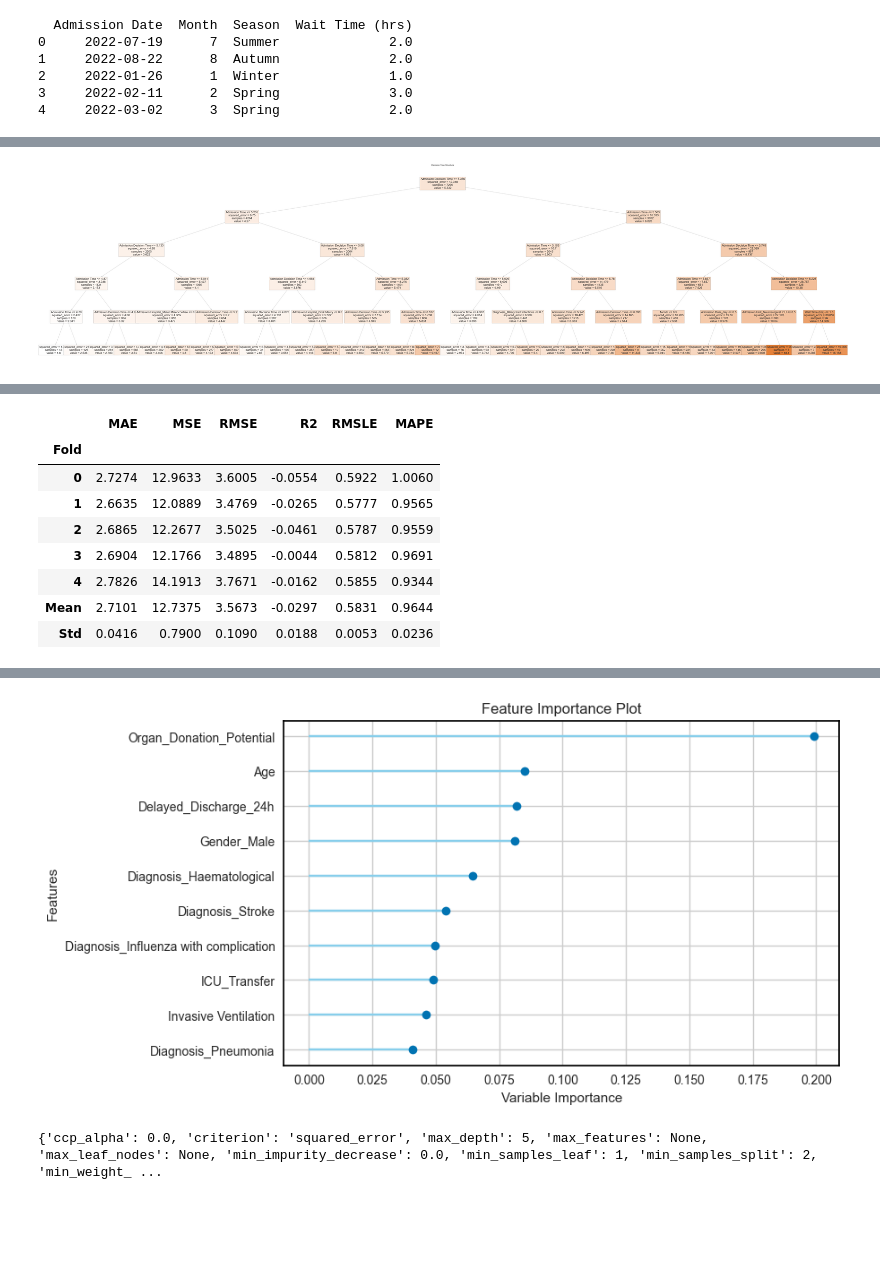
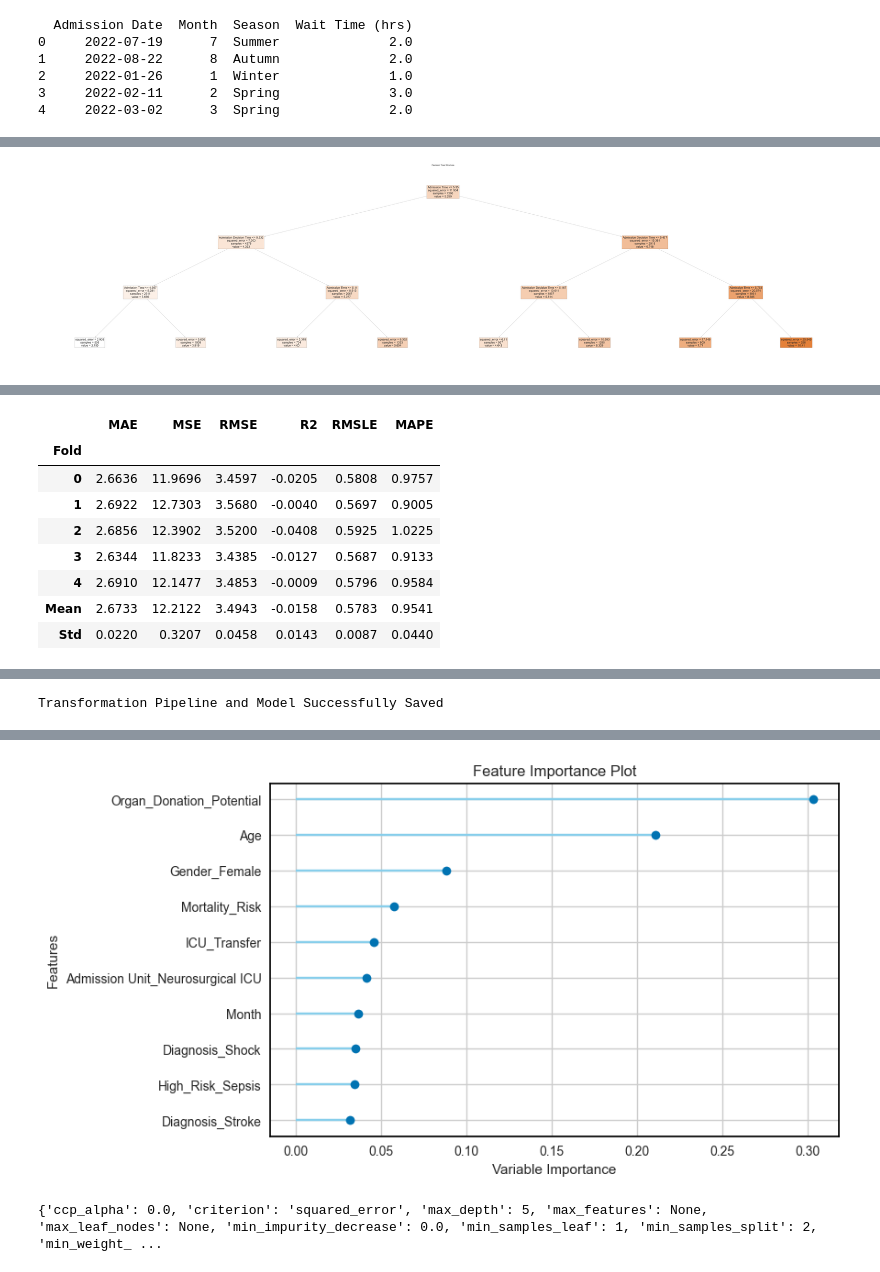
Before and after one commit to stevenlavelle1/ICU_Analysis, a Jupyter notebook: LOS_regressions.ipynb, the cells around one changed output, grey strips where cells are left out. Saved outputs shown, nothing was run; the diff lists cells and outputs as text; code cells hidden in the pictures; blank space fills up the shorter version.

```diff
--- a/LOS_regressions.ipynb
+++ b/LOS_regressions.ipynb
@@ -248,0 +251,5 @@ params = dt_model.get_params()
+# %%
+dt_model = create_model('dt', max_depth=3)
+plot_model(dt_model, plot='feature')
+save_model(best_model, 'los_dt3_model')
+params = dt_model.get_params()
@@ -264,7 +286,7 @@ plot_tree(
 plt.title("Decision Tree Structure")
 plt.show()
 # %% [output]
-[figure, old version]
+[figure, new version]
 # %%
 selected_features = ["Length of Stay","Survived","Cardiovascular Support", "Dialysis Support", "Invasive Ventilation", "Nutrition", "Age", "Unplanned_Readmission_48h", "Unplanned_Discharge_Night", "High_Risk_Sepsis", "Unit_Acquired_Infection", "Organ_Donation_Potential", "ICU_Transfer", "Delayed_Discharge_8h", "Delayed_Discharge_24h", "Mortality_Risk", "COVID_Severity", "COVID_Status", "Admission Unit_Cardio ICU", "Admission Unit_General ICU", "Admission Unit_HDU", "Admission Unit_ICU", "Admission Unit_Neurosurgical ICU", "Diagnosis_ARDS", "Diagnosis_Acute kidney injury (AKI)", "Diagnosis_Acute liver failure", "Diagnosis_Acute respiratory failure", "Diagnosis_Biliary tract infections", "Diagnosis_Cardiogenic shock", "Diagnosis_Cerebral edema", "Diagnosis_Haematological", "Diagnosis_Heart failure", "Diagnosis_Influenza with complication", "Diagnosis_Intracranial hemorrhage", "Diagnosis_Metastatic disease", "Diagnosis_Multiple organ failure", "Diagnosis_Pneumonia", "Diagnosis_Pulmonary embolism", "Diagnosis_Sepsis", "Diagnosis_Septic shock", "Diagnosis_Severe asthma", "Diagnosis_Severe diabetic ulcers", "Diagnosis_Shock", "Diagnosis_Stroke", "Diagnosis_Trauma", "Diagnosis_Traumatic Brain Injury (TBI)", "Gender_Female", "Gender_Male", "Wait Time (hrs)", "Month", "Season"]
 df_selected = df[selected_features]
@@ -272,6 +294,7 @@ df_selected = df[selected_features]
 reg = setup(data=df_selected, target='Length of Stay', fold=5)
 
 dt_model = create_model('dt', max_depth=5)
+save_model(dt_model, 'los_dt5_model')
 plot_model(dt_model, plot='feature')
 # %% [output]
 |  | Description | Value |
@@ -294,16 +317,17 @@ plot_model(dt_model, plot='feature')
 [interactive output not drawn]
 |  | MAE | MSE | RMSE | R2 | RMSLE | MAPE |
 | Fold |  |  |  |  |  |  |
-| 0 | 2.7274 | 12.9633 | 3.6005 | -0.0554 | 0.5922 | 1.0060 |
-| 1 | 2.6635 | 12.0889 | 3.4769 | -0.0265 | 0.5777 | 0.9565 |
-| 2 | 2.6865 | 12.2677 | 3.5025 | -0.0461 | 0.5787 | 0.9559 |
-| 3 | 2.6904 | 12.1766 | 3.4895 | -0.0044 | 0.5812 | 0.9691 |
-| 4 | 2.7826 | 14.1913 | 3.7671 | -0.0162 | 0.5855 | 0.9344 |
-| Mean | 2.7101 | 12.7375 | 3.5673 | -0.0297 | 0.5831 | 0.9644 |
-| Std | 0.0416 | 0.7900 | 0.1090 | 0.0188 | 0.0053 | 0.0236 |
+| 0 | 2.6636 | 11.9696 | 3.4597 | -0.0205 | 0.5808 | 0.9757 |
+| 1 | 2.6922 | 12.7303 | 3.5680 | -0.0040 | 0.5697 | 0.9005 |
+| 2 | 2.6856 | 12.3902 | 3.5200 | -0.0408 | 0.5925 | 1.0225 |
+| 3 | 2.6344 | 11.8233 | 3.4385 | -0.0127 | 0.5687 | 0.9133 |
+| 4 | 2.6910 | 12.1477 | 3.4853 | -0.0009 | 0.5796 | 0.9584 |
+| Mean | 2.6733 | 12.2122 | 3.4943 | -0.0158 | 0.5783 | 0.9541 |
+| Std | 0.0220 | 0.3207 | 0.0458 | 0.0143 | 0.0087 | 0.0440 |
 [interactive output not drawn]
+Transformation Pipeline and Model Successfully Saved
 [interactive output not drawn]
-[figure, old version]
+[figure, new version]
 # %%
 
 params = dt_model.get_params()
```
Also changed, not shown: parts of 6 cells of this notebook, 10 other files.
